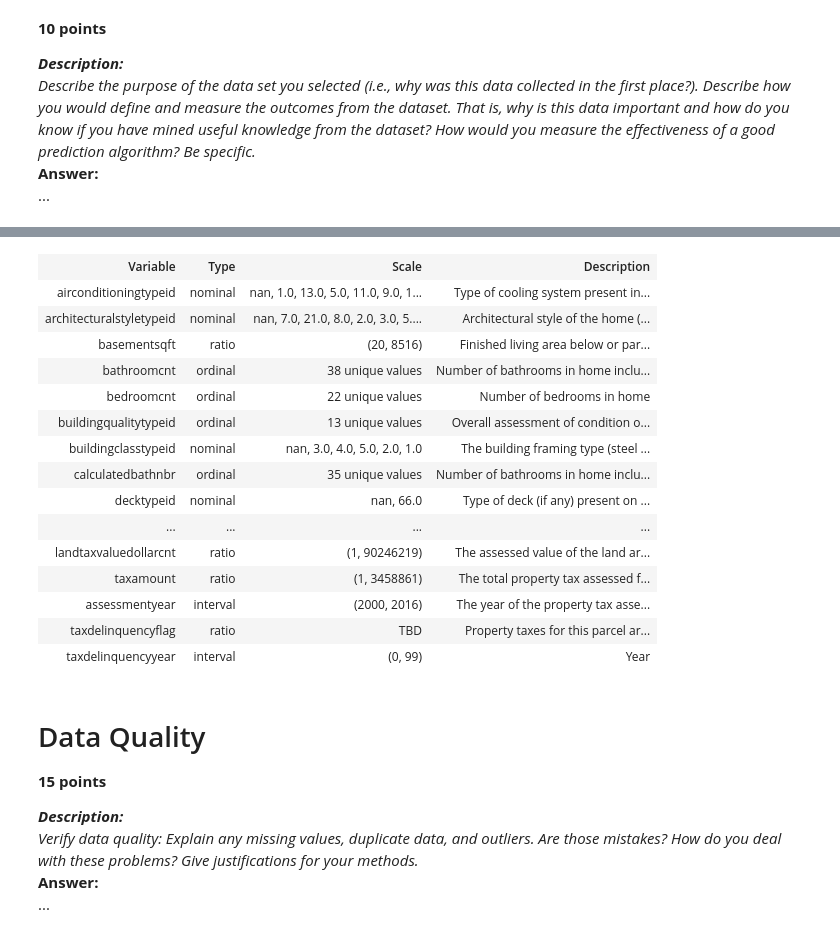
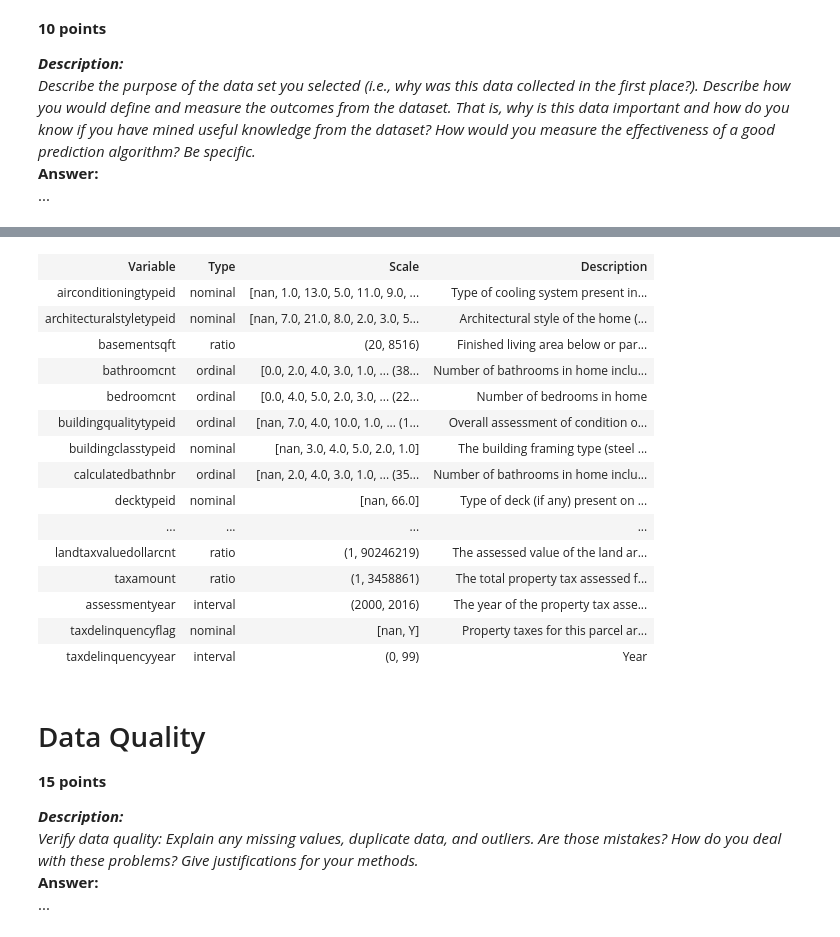
Before and after one commit to post2web/data_mining_group_project, a Jupyter notebook: notebooks/ivelin.ipynb, the cells around one changed output, grey strips where cells are left out. Cells and saved outputs as stored; diff of their text form; code cells hidden in the pictures.

```diff
--- a/notebooks/ivelin.ipynb
+++ b/notebooks/ivelin.ipynb
@@ -91,55 +91,52 @@ variables_description = [
 ,['unitcnt', 'ordinal', 'TBD', 'Number of units the structure is built into (i.e. 2 = duplex, 3 = triplex, etc...)']
 ,['yardbuildingsqft17', 'interval', 'TBD', 'Patio in yard']
 ,['yardbuildingsqft26', 'interval', 'TBD', 'Storage shed/building in yard']
 ,['yearbuilt', 'interval', 'TBD', 'The Year the principal residence was built']
 ,['taxvaluedollarcnt', 'ratio', 'TBD', 'The total tax assessed value of the parcel']
 ,['structuretaxvaluedollarcnt', 'ratio', 'TBD', 'The assessed value of the built structure on the parcel']
 ,['landtaxvaluedollarcnt', 'ratio', 'TBD', 'The assessed value of the land area of the parcel']
 ,['taxamount', 'ratio', 'TBD', 'The total property tax assessed for that assessment year']
 ,['assessmentyear', 'interval', 'TBD', 'The year of the property tax assessment']
-,['taxdelinquencyflag', 'ratio', 'TBD', 'Property taxes for this parcel are past due as of 2015']
+,['taxdelinquencyflag', 'nominal', 'TBD', 'Property taxes for this parcel are past due as of 2015']
 ,['taxdelinquencyyear', 'interval', 'TBD', 'Year']
 ]
 
 rows = ['<tr><th>Variable</th><th>Type</th><th>Scale</th><th>Description</th></tr>']
 for row in variables_description:
     # add scale if TBD
     if row[2] == 'TBD':
         vname, vtype = row[:2]
         if vtype in ['nominal', 'ordinal']:
 
             uniques = data[vname].unique()
             uniques = list(uniques.astype(str))
             if len(uniques) < 10:
 
-                row[2] = ', '.join(uniques)
+                row[2] = '[%s]' % ', '.join(uniques)
             else:
-                row[2] = '%d unique values' % len(uniques)
+                row[2] = '[%s]' % (', '.join(uniques[:5]) + ', ... (%d More)' % len(uniques))
 
         if vtype in ['ratio', 'interval']:
-            try:
-                row[2] = '(%d, %d)' % (data[vname].min(), data[vname].max())
-            except:
-                pass
+            row[2] = '(%d, %d)' % (data[vname].min(), data[vname].max())
 
-    rows.append('<tr><td>%s</td><td>%s</td><td>%s</td><td>%s</td></tr>' % tuple(row))
+    rows.append('<tr ><td>%s</td><td>%s</td><td>%s</td><td>%s</td></tr>' % tuple(row))
 HTML('<table>%s</table>' % ''.join(rows))
 # %% [output]
 | Variable | Type | Scale | Description |
-| airconditioningtypeid | nominal | nan, 1.0, 13.0, 5.0, 11.0, 9.0, 1... | Type of cooling system present in... |
-| architecturalstyletypeid | nominal | nan, 7.0, 21.0, 8.0, 2.0, 3.0, 5.... | Architectural style of the home (... |
+| airconditioningtypeid | nominal | [nan, 1.0, 13.0, 5.0, 11.0, 9.0, ... | Type of cooling system present in... |
+| architecturalstyletypeid | nominal | [nan, 7.0, 21.0, 8.0, 2.0, 3.0, 5... | Architectural style of the home (... |
 | basementsqft | ratio | (20, 8516) | Finished living area below or par... |
-| bathroomcnt | ordinal | 38 unique values | Number of bathrooms in home inclu... |
-| bedroomcnt | ordinal | 22 unique values | Number of bedrooms in home |
-| buildingqualitytypeid | ordinal | 13 unique values | Overall assessment of condition o... |
-| buildingclasstypeid | nominal | nan, 3.0, 4.0, 5.0, 2.0, 1.0 | The building framing type (steel ... |
-| calculatedbathnbr | ordinal | 35 unique values | Number of bathrooms in home inclu... |
-| decktypeid | nominal | nan, 66.0 | Type of deck (if any) present on ... |
+| bathroomcnt | ordinal | [0.0, 2.0, 4.0, 3.0, 1.0, ... (38... | Number of bathrooms in home inclu... |
+| bedroomcnt | ordinal | [0.0, 4.0, 5.0, 2.0, 3.0, ... (22... | Number of bedrooms in home |
+| buildingqualitytypeid | ordinal | [nan, 7.0, 4.0, 10.0, 1.0, ... (1... | Overall assessment of condition o... |
+| buildingclasstypeid | nominal | [nan, 3.0, 4.0, 5.0, 2.0, 1.0] | The building framing type (steel ... |
+| calculatedbathnbr | ordinal | [nan, 2.0, 4.0, 3.0, 1.0, ... (35... | Number of bathrooms in home inclu... |
+| decktypeid | nominal | [nan, 66.0] | Type of deck (if any) present on ... |
 | ... | ... | ... | ... |
 | landtaxvaluedollarcnt | ratio | (1, 90246219) | The assessed value of the land ar... |
 | taxamount | ratio | (1, 3458861) | The total property tax assessed f... |
 | assessmentyear | interval | (2000, 2016) | The year of the property tax asse... |
-| taxdelinquencyflag | ratio | TBD | Property taxes for this parcel ar... |
+| taxdelinquencyflag | nominal | [nan, Y] | Property taxes for this parcel ar... |
 | taxdelinquencyyear | interval | (0, 99) | Year |
 # %% [markdown]
 # Data Quality
```
Also changed, not shown: parts of 34 cells of this notebook.
